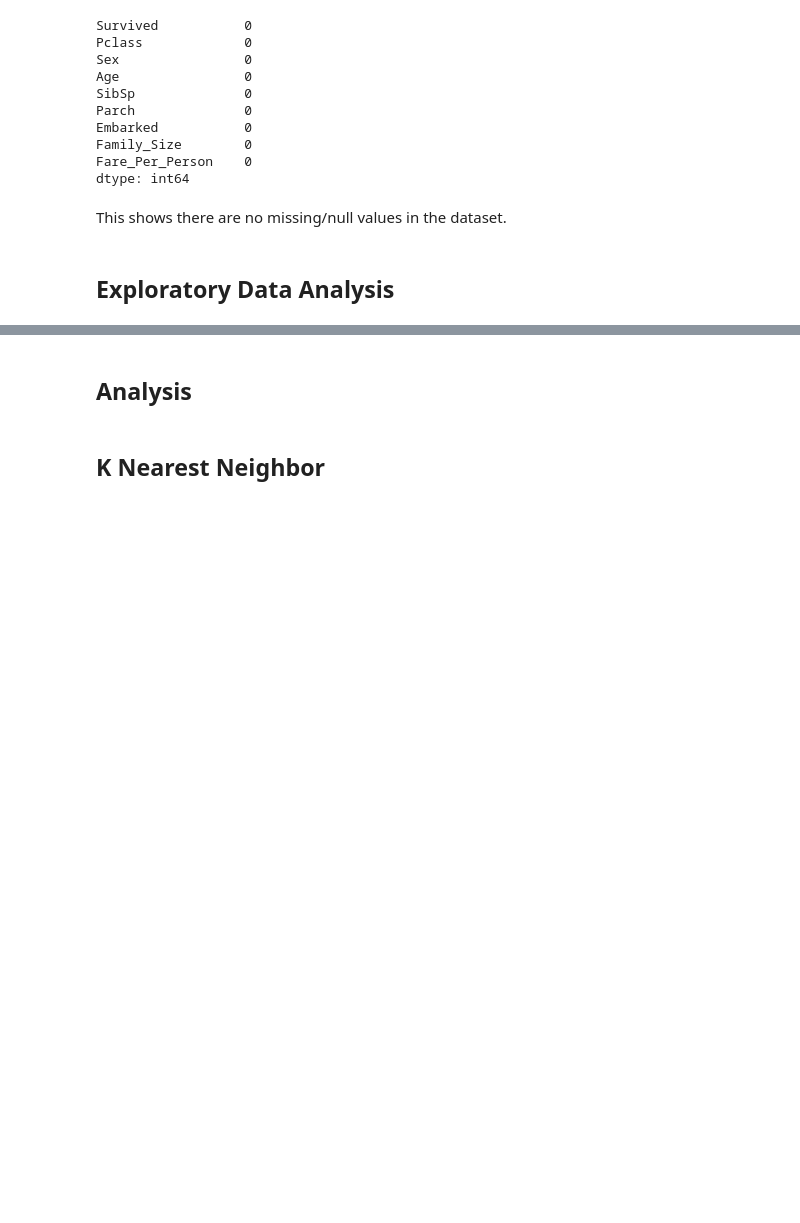
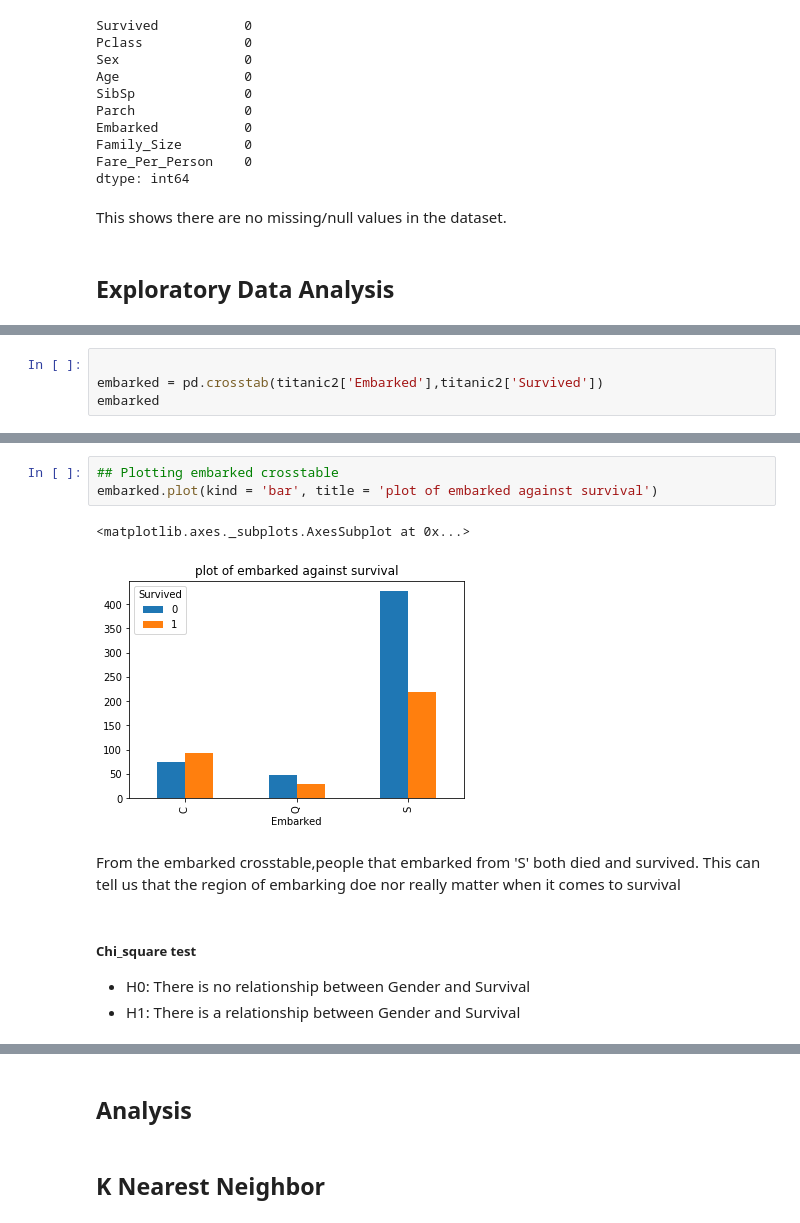
Before and after one commit to dkchebet7/Classification, a Jupyter notebook: Untitled6.ipynb, the cells around one changed output, grey strips where cells are left out. Cells and saved outputs as stored; diff of their text form; blank space fills up the shorter version.

```diff
--- a/Untitled6.ipynb
+++ b/Untitled6.ipynb
@@ -180,0 +215,4 @@ titatic2 = titanic.copy()
+# %%
+
+embarked = pd.crosstab(titanic2['Embarked'],titanic2['Survived'])
+embarked
@@ -180,0 +225,13 @@ titatic2 = titanic.copy()
+# %%
+## Plotting embarked crosstable
+embarked.plot(kind = 'bar', title = 'plot of embarked against survival')
+# %% [output]
+<matplotlib.axes._subplots.AxesSubplot at 0x...>
+[figure, added]
+# %% [markdown]
+From the embarked crosstable,people that embarked from 'S' both died and  survived. This can tell us that the region of embarking doe nor really matter when it comes to survival
+# %% [markdown]
+##### Chi_square test
+
+*  H0: There is no relationship between Gender and Survival
+*  H1: There is a relationship between Gender and Survival
```
Also changed, not shown: parts of 19 cells of this notebook.
